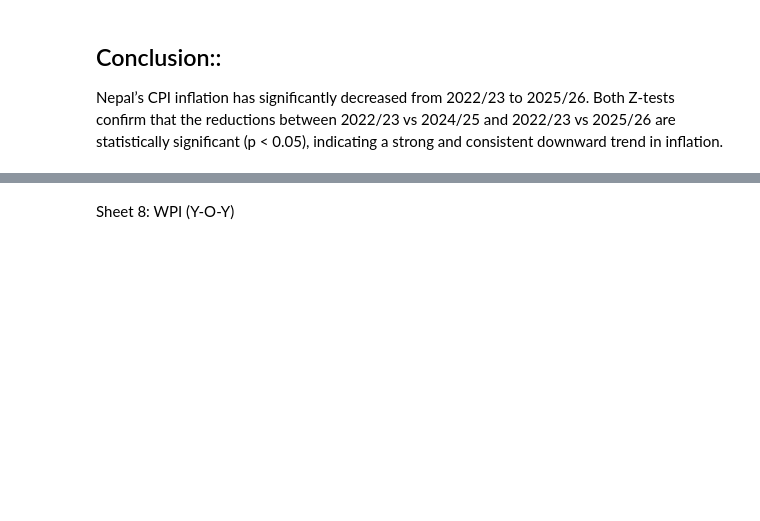
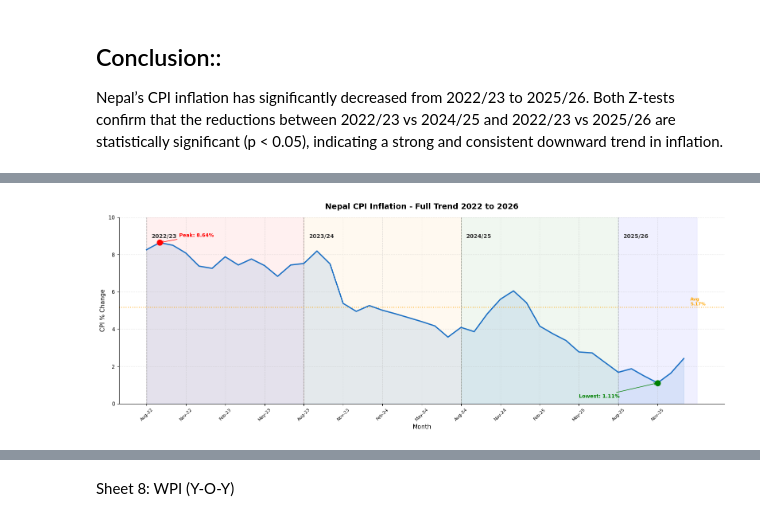
Before and after one commit to Subinthapa2092/Data-Science-Project, a Jupyter notebook: Nepal Inflation Analysis/cpi_inflation_project.ipynb, the cells around one changed output, grey strips where cells are left out. Cells and saved outputs as stored; diff of their text form; code cells hidden in the pictures; blank space fills up the shorter version.

Commit message:
inflation analysis

```diff
--- a/Nepal Inflation Analysis/cpi_inflation_project.ipynb
+++ b/Nepal Inflation Analysis/cpi_inflation_project.ipynb
@@ -218,0 +193,91 @@ This indicates that inflation is gradually declining over time
+# %%
+import matplotlib.pyplot as plt
+
+all_months = [
+    'Aug-22','Sep-22','Oct-22','Nov-22','Dec-22','Jan-23',
+    'Feb-23','Mar-23','Apr-23','May-23','Jun-23','Jul-23',
+    'Aug-23','Sep-23','Oct-23','Nov-23','Dec-23','Jan-24',
+    'Feb-24','Mar-24','Apr-24','May-24','Jun-24','Jul-24',
+    'Aug-24','Sep-24','Oct-24','Nov-24','Dec-24','Jan-25',
+    'Feb-25','Mar-25','Apr-25','May-25','Jun-25','Jul-25',
+    'Aug-25','Sep-25','Oct-25','Nov-25','Dec-25','Jan-26'
+]
+
+all_cpi = [
+    8.26,8.64,8.50,8.08,7.38,7.26,7.88,7.44,7.76,7.41,6.83,7.44,
+    7.52,8.19,7.50,5.38,4.95,5.26,5.01,4.82,4.61,4.40,4.17,3.57,
+    4.09,3.86,4.82,5.60,6.05,5.41,4.16,3.75,3.39,2.77,2.72,2.20,
+    1.68,1.87,1.47,1.11,1.63,2.42
+]
+
+fig, ax = plt.subplots(figsize=(16, 6))
+
+#  Background color per year
+ax.axvspan(0,  12, alpha=0.06, color='red')
+ax.axvspan(12, 24, alpha=0.06, color='orange')
+ax.axvspan(24, 36, alpha=0.06, color='green')
+ax.axvspan(36, 42, alpha=0.06, color='blue')
+
+#  Main line
+ax.plot(range(len(all_cpi)), all_cpi,
+        color='#1a6fc4', linewidth=2.2, zorder=3)
+
+#  Shaded area below line
+ax.fill_between(range(len(all_cpi)), all_cpi,
+                alpha=0.15, color='#4a90d9')
+
+#  Peak point
+peak_idx = all_cpi.index(max(all_cpi))
+ax.scatter(peak_idx, max(all_cpi),
+           color='red', s=100, zorder=5)
+ax.annotate(f'Peak: {max(all_cpi)}%',
+            xy=(peak_idx, max(all_cpi)),
+            xytext=(peak_idx+1.5, max(all_cpi)+0.3),
+            fontsize=9, color='red', fontweight='bold',
+            arrowprops=dict(arrowstyle='->', color='red'))
+
+#  Lowest point
+low_idx = all_cpi.index(min(all_cpi))
+ax.scatter(low_idx, min(all_cpi),
+           color='green', s=100, zorder=5)
+ax.annotate(f'Lowest: {min(all_cpi)}%',
+            xy=(low_idx, min(all_cpi)),
+            xytext=(low_idx-6, min(all_cpi)-0.8),
+            fontsize=9, color='green', fontweight='bold',
+            arrowprops=dict(arrowstyle='->', color='green'))
+
+#  Year divider lines and labels
+for x, label in [(0,'2022/23'),(12,'2023/24'),
+                 (24,'2024/25'),(36,'2025/26')]:
+    ax.axvline(x=x, color='gray', linestyle='--',
+               linewidth=1, alpha=0.6)
+    ax.text(x+0.4, 8.9, label,
+            fontsize=10, color='#333333', fontweight='bold')
+
+# Average line
+avg = sum(all_cpi) / len(all_cpi)
+ax.axhline(y=avg, color='orange', linestyle=':',
+           linewidth=1.5, alpha=0.8)
+ax.text(41.5, avg+0.1, f'Avg\n{avg:.2f}%',
+        fontsize=8, color='orange', fontweight='bold')
+
+#  Title and labels
+ax.set_title("Nepal CPI Inflation - Full Trend 2022 to 2026",
+             fontsize=14, fontweight='bold', pad=15)
+ax.set_xlabel("Month", fontsize=11)
+ax.set_ylabel("CPI % Change", fontsize=11)
+
+#  FIXED x-axis — every 3rd month, correct sequence
+ax.set_xticks(range(0, len(all_months), 3))
+ax.set_xticklabels(all_months[::3], rotation=45, fontsize=8)
+
+ax.set_ylim(0, 10)
+ax.grid(True, alpha=0.3, linestyle='--')
+ax.spines['top'].set_visible(False)
+ax.spines['right'].set_visible(False)
+
+plt.tight_layout()
+plt.savefig("cpi_full_trend.png", dpi=150, bbox_inches='tight')
+plt.show()
+# %% [output]
+[figure, added]
```
Also changed, not shown: parts of 56 cells of this notebook.
